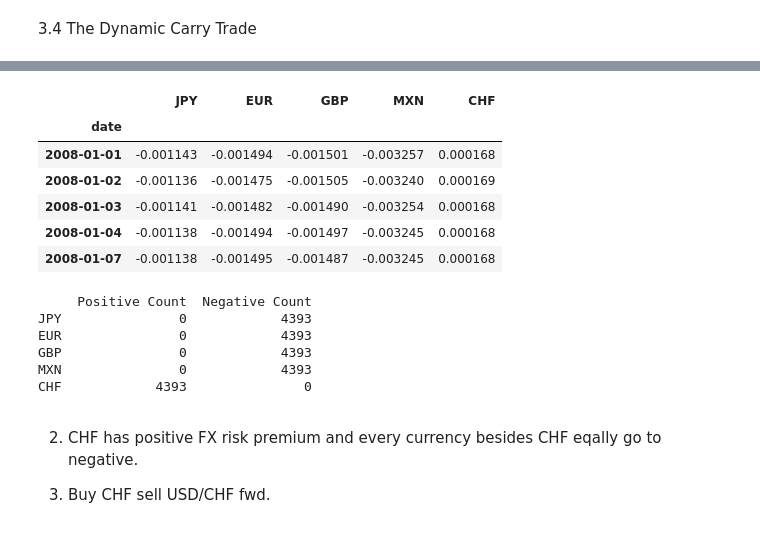
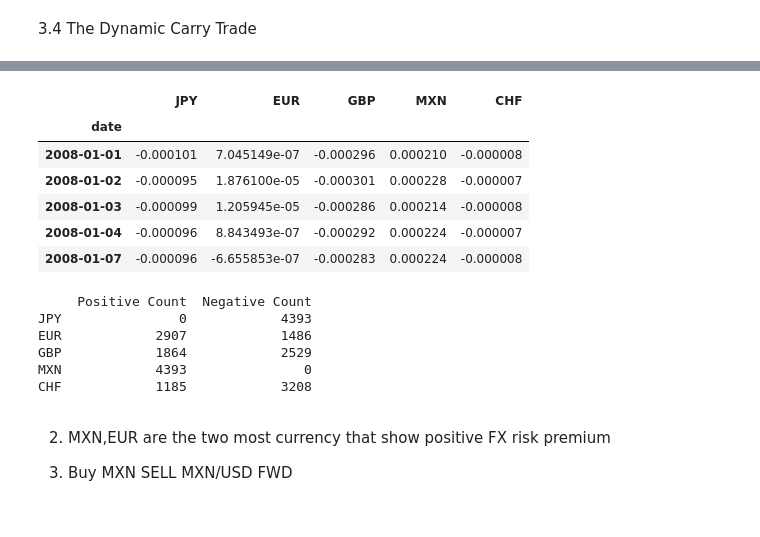
Before and after one commit to Kevin-finance/Portfolio-Homework-GroupC, a Jupyter notebook: Homework8.ipynb, the cells around one changed output, grey strips where cells are left out. Saved outputs shown, nothing was run; the diff lists cells and outputs as text; code cells hidden in the pictures.

```diff
--- a/Homework8.ipynb
+++ b/Homework8.ipynb
@@ -199,14 +315,14 @@ erfr.head()
 # %%
-exp_ret = erfr.iloc[:,1:].apply(lambda x:forecast_df.loc['Alpha']+(forecast_df.loc['Beta']-1)*x,axis=1)
+exp_ret = erfr.iloc[:,1:].apply(lambda x:forecast_df.loc['Alpha']/252+(forecast_df.loc['Beta']-1)*x,axis=1)
 exp_ret.head()
 # %% [output]
 |  | JPY | EUR | GBP | MXN | CHF |
 | date |  |  |  |  |  |
-| 2008-01-01 | -0.001143 | -0.001494 | -0.001501 | -0.003257 | 0.000168 |
-| 2008-01-02 | -0.001136 | -0.001475 | -0.001505 | -0.003240 | 0.000169 |
-| 2008-01-03 | -0.001141 | -0.001482 | -0.001490 | -0.003254 | 0.000168 |
-| 2008-01-04 | -0.001138 | -0.001494 | -0.001497 | -0.003245 | 0.000168 |
-| 2008-01-07 | -0.001138 | -0.001495 | -0.001487 | -0.003245 | 0.000168 |
+| 2008-01-01 | -0.000101 | 7.045149e-07 | -0.000296 | 0.000210 | -0.000008 |
+| 2008-01-02 | -0.000095 | 1.876100e-05 | -0.000301 | 0.000228 | -0.000007 |
+| 2008-01-03 | -0.000099 | 1.205945e-05 | -0.000286 | 0.000214 | -0.000008 |
+| 2008-01-04 | -0.000096 | 8.843493e-07 | -0.000292 | 0.000224 | -0.000007 |
+| 2008-01-07 | -0.000096 | -6.655853e-07 | -0.000283 | 0.000224 | -0.000008 |
 # %%
 positive_counts = (exp_ret > 0).sum()
 negative_counts = (exp_ret < 0).sum()
@@ -217,11 +333,11 @@ print(result)
 # %% [output]
      Positive Count  Negative Count
 JPY               0            4393
-EUR               0            4393
-GBP               0            4393
-MXN               0            4393
-CHF            4393               0
+EUR            2907            1486
+GBP            1864            2529
+MXN            4393               0
+CHF            1185            3208
 # %% [markdown]
-2. CHF has positive FX risk premium and every currency besides CHF eqally go to negative.
+2. MXN,EUR are the two most currency that show positive FX risk premium
 
-3. Buy CHF sell USD/CHF fwd.
+3. Buy MXN SELL MXN/USD FWD
```
Also changed, not shown: parts of 15 cells of this notebook.
